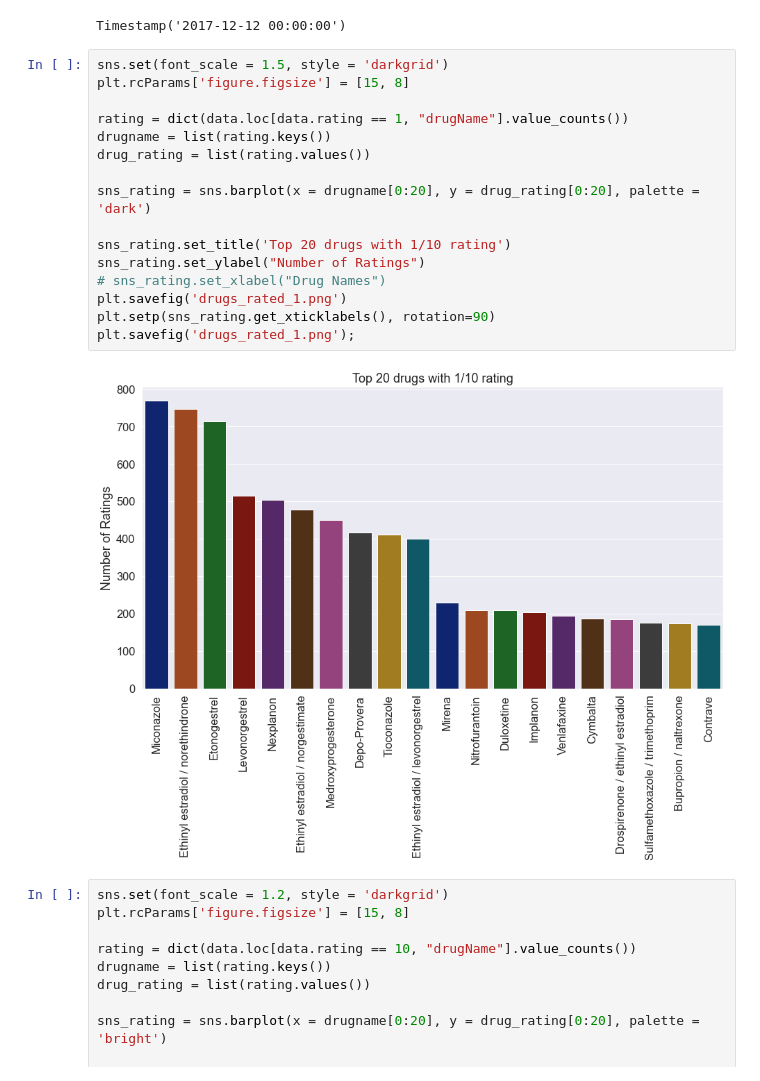
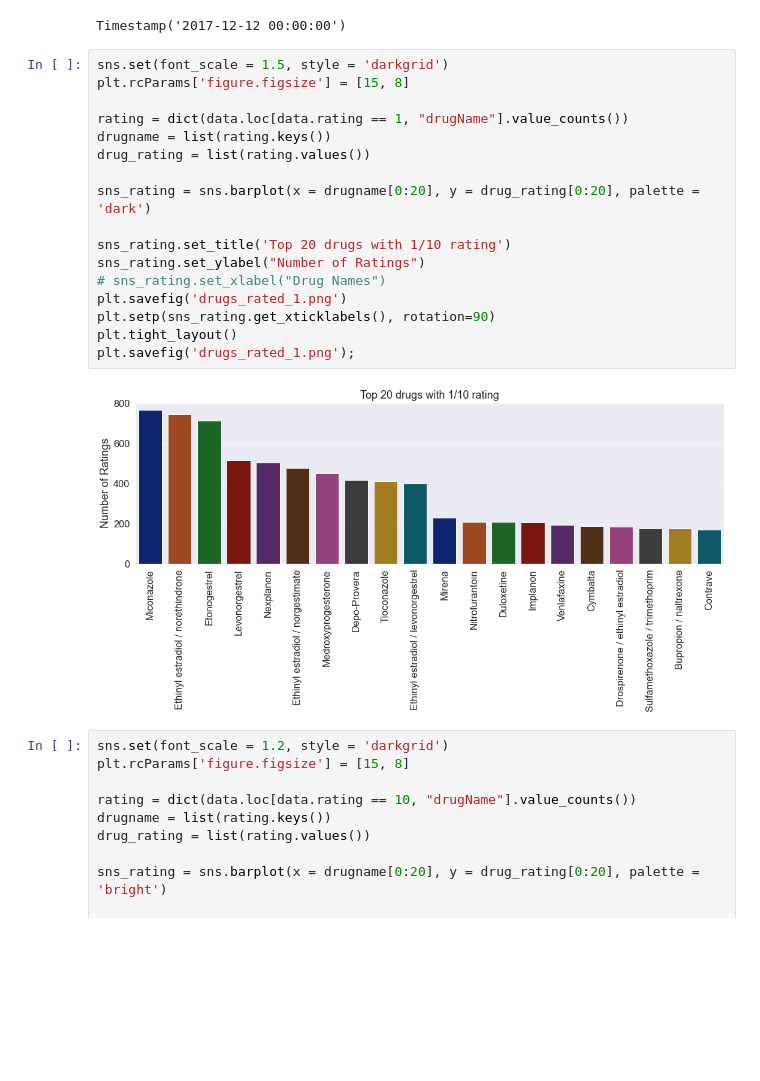
Before and after one commit to Cpizzle1/drug_sentiment_analysis, a Jupyter notebook: notebooks/eda.ipynb, the cells around one changed output. Cells and saved outputs as stored; diff of their text form; blank space fills up the shorter version.

Commit message:
plt.tightlayout() to fix cutoffs of labels

```diff
--- a/notebooks/eda.ipynb
+++ b/notebooks/eda.ipynb
@@ -143,21 +143,22 @@ Timestamp('2017-12-12 00:00:00')
 # %%
 sns.set(font_scale = 1.5, style = 'darkgrid')
 plt.rcParams['figure.figsize'] = [15, 8]
 
 rating = dict(data.loc[data.rating == 1, "drugName"].value_counts())
 drugname = list(rating.keys())
 drug_rating = list(rating.values())
 
 sns_rating = sns.barplot(x = drugname[0:20], y = drug_rating[0:20], palette = 'dark')
 
 sns_rating.set_title('Top 20 drugs with 1/10 rating')
 sns_rating.set_ylabel("Number of Ratings")
 # sns_rating.set_xlabel("Drug Names")
 plt.savefig('drugs_rated_1.png')
 plt.setp(sns_rating.get_xticklabels(), rotation=90)
+plt.tight_layout()
 plt.savefig('drugs_rated_1.png');
 # %% [output]
-[figure, old version]
+[figure, new version]
 # %%
 sns.set(font_scale = 1.2, style = 'darkgrid')
 plt.rcParams['figure.figsize'] = [15, 8]
```
Also changed, not shown: 7 other files.
